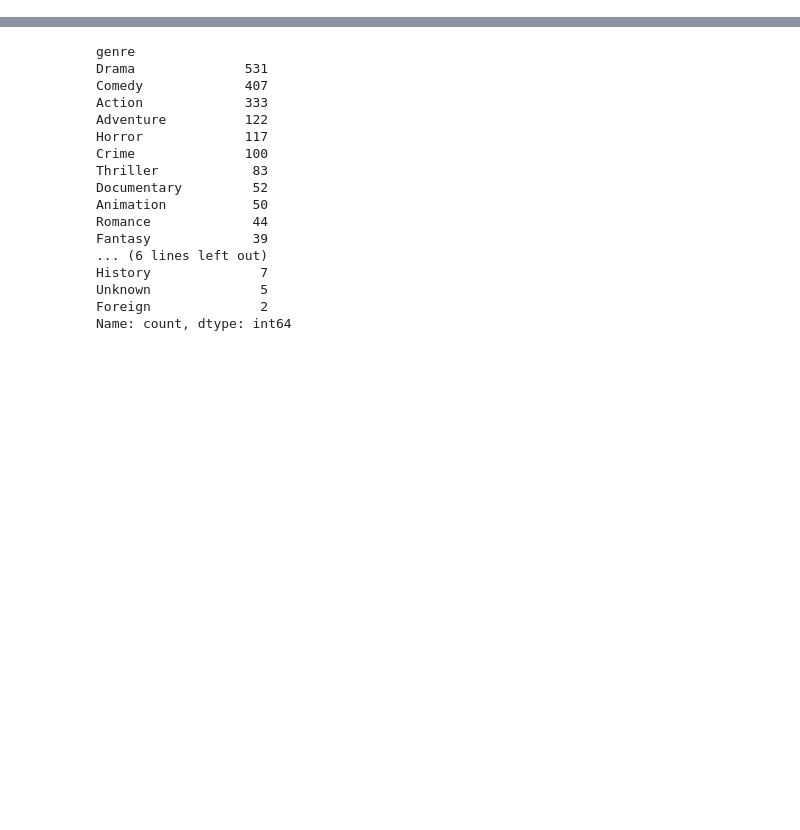
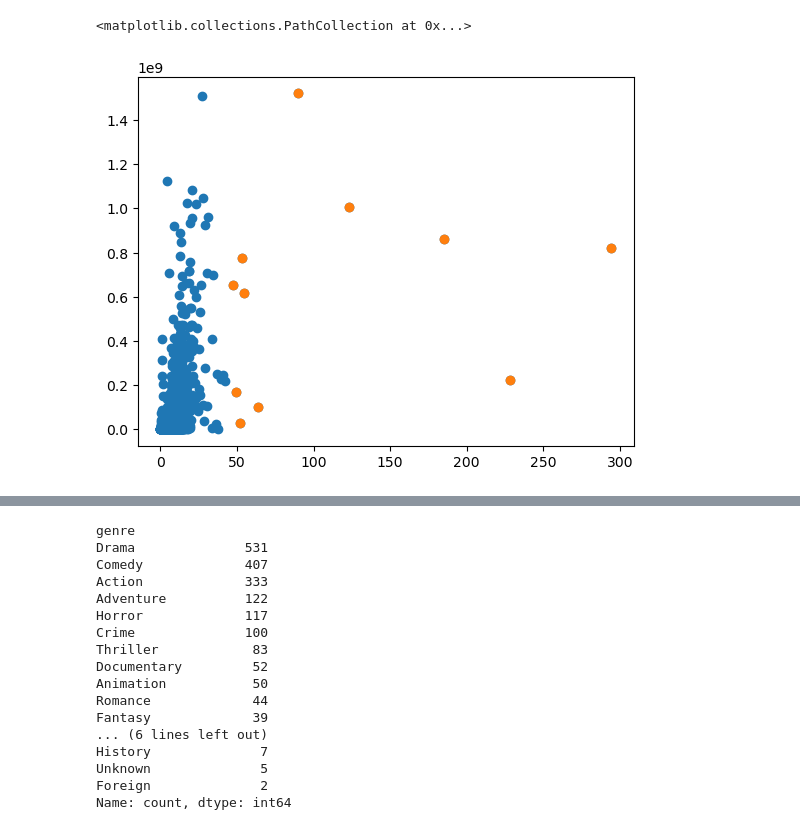
Before and after one commit to Nath-17/Movie-revenue-prediction, a Jupyter notebook: EDA/eda.ipynb, the cells around one changed output, grey strips where cells are left out. Cells and saved outputs as stored; diff of their text form; code cells hidden in the pictures; blank space fills up the shorter version.

```diff
--- a/EDA/eda.ipynb
+++ b/EDA/eda.ipynb
@@ -13,0 +79,9 @@ X_test = pd.read_csv("data/challenge_test_features.csv", index_col=0)
+# %%
+#afficher la popularity_score avec le revenu
+plt.scatter(X_train["popularity_score"], y_train)
+
+#afficher pour les popularity_score >45
+plt.scatter(X_train[X_train["popularity_score"]>45]["popularity_score"], y_train[X_train["popularity_score"]>45])
+# %% [output]
+<matplotlib.collections.PathCollection at 0x...>
+[figure, added]
```
Also changed, not shown: parts of 10 cells of this notebook, 3 other files.
